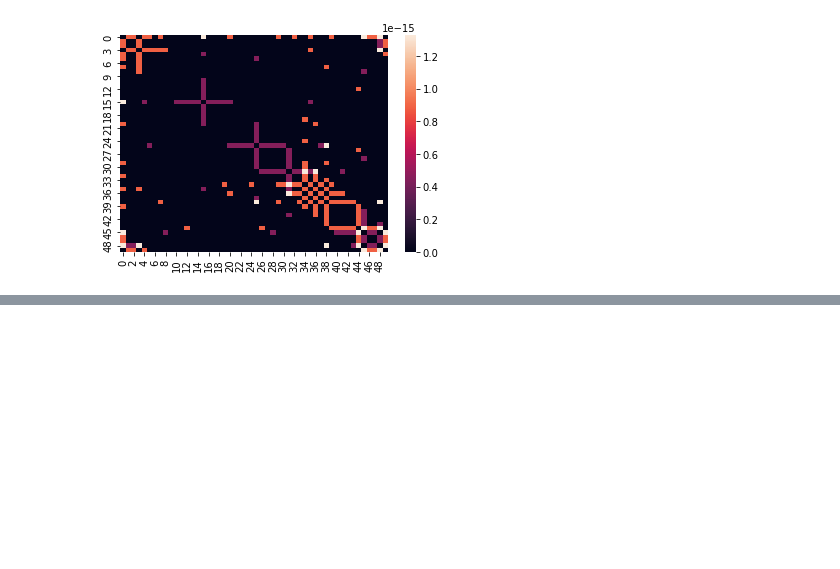
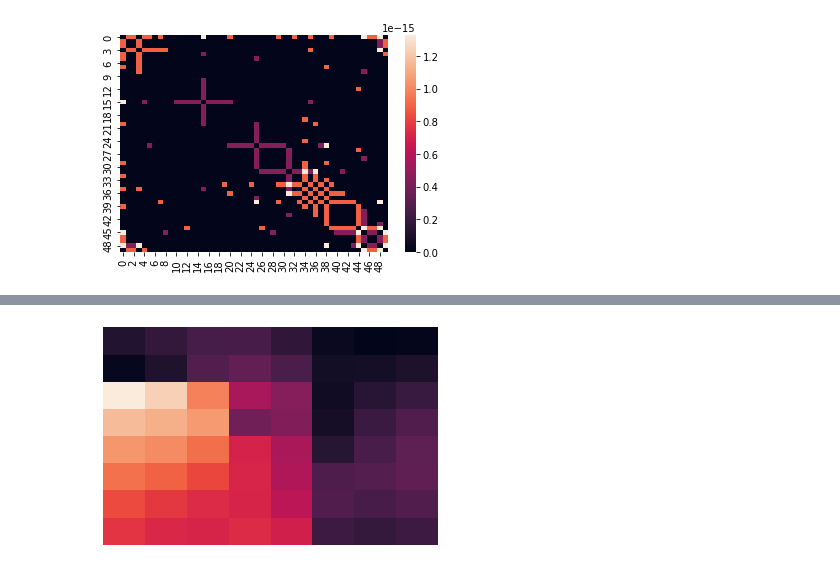
Before and after one commit to BryaneX455/reu2022, a Jupyter notebook: Kuramoto Model/test.ipynb, the cells around one changed output, grey strips where cells are left out. Cells and saved outputs as stored; diff of their text form; code cells hidden in the pictures; blank space fills up the shorter version.

```diff
--- a/Kuramoto Model/test.ipynb
+++ b/Kuramoto Model/test.ipynb
@@ -174,0 +202,4 @@ sns.heatmap(col_adj);
+# %%
+sns.heatmap(sim.T[65].reshape(8, 8), cbar=False, xticklabels=False, yticklabels=False);
+# %% [output]
+[figure, added]
```
Also changed, not shown: parts of 9 cells of this notebook, 5 other files.
